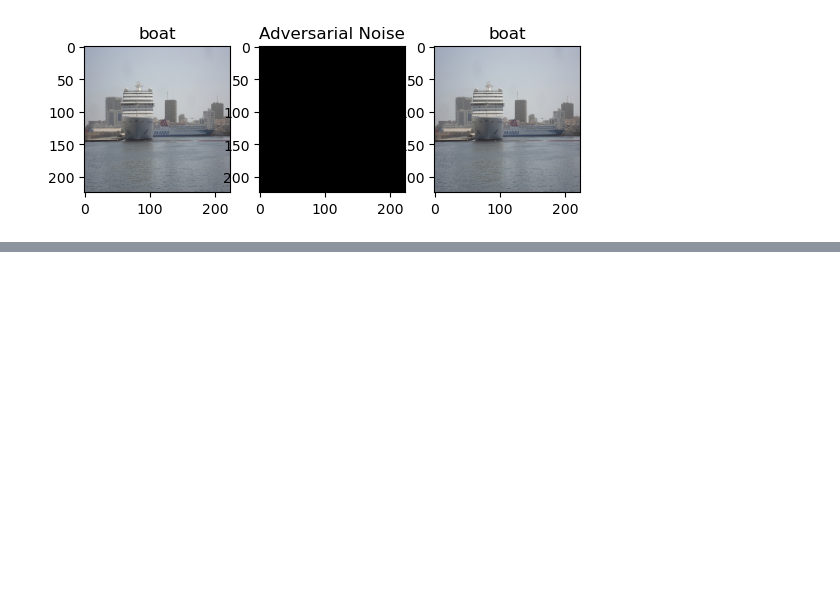
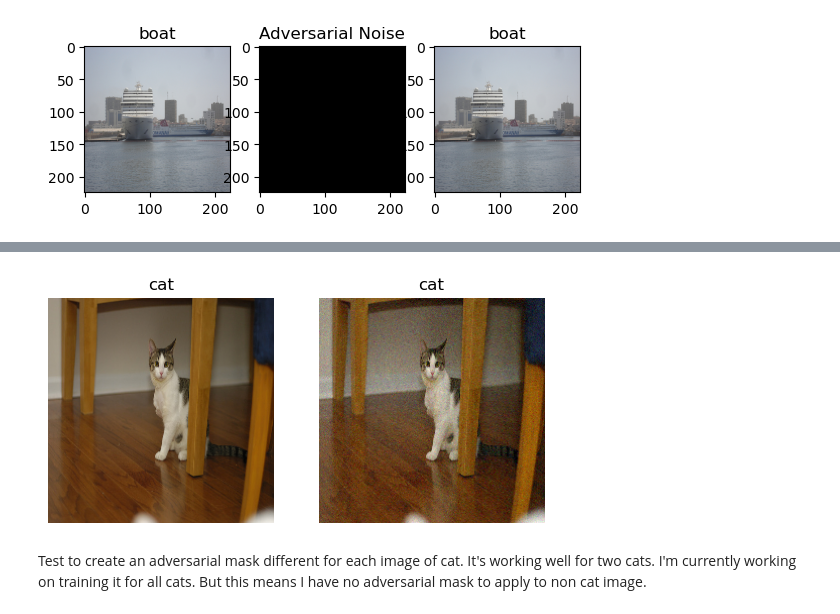
Before and after one commit to xEluaS/Computer_Vision_Group_Assignment_2, a Jupyter notebook: adversarial_attack.ipynb, the cells around one changed output, grey strips where cells are left out. Drawn from its saved outputs; the diff is of its cells as text; code cells hidden in the pictures; blank space fills up the shorter version.

Commit message:
Update adversarial_attack.ipynb
Worked on training on all images: two versions: one mask for all images & one mask per image (not yet finalized)

```diff
--- a/adversarial_attack.ipynb
+++ b/adversarial_attack.ipynb
@@ -77,11 +60,5 @@ Tjalling: did not get this to work. Did not find the pretrained weights file
 # %%
-import os
-from keras.layers import Dense, Dropout, BatchNormalization
-from keras.models import Model
 from keras.applications import InceptionResNetV2
-
-tjalling_weigths_path = r'C:\Users\tjall\OneDrive\Documents\GitHub\Computer_Vision_Group_Assignment_2\InceptionResNetV2_augmented.h5'
-perrine_weights_path = "/Users/perrinebamps/Documents/GitHub/Computer_Vision_Group_Assignment_2/InceptionResNetV2_augmented.h5"
 
 base_model = InceptionResNetV2(include_top=False,
                                       weights="imagenet",     # "imagenet" when transfer learning
@@ -96,7 +73,7 @@ predictions = Dense(20, activation="sigmoid")(x)
 
 model = Model(inputs=base_model.input, outputs=predictions)
 
-model.load_weights(tjalling_weigths_path)
+model.load_weights("/Users/perrinebamps/Documents/GitHub/Computer_Vision_Group_Assignment_2/InceptionResNetV2_augmented.h5")
 # %% [markdown]
 The code below has been copied (and adapted for size of images and model) from this webpage: https://medium.com/mindboard/generating-adversarial-samples-in-keras-tutorial-f881ac836246
 
@@ -253,0 +328,36 @@ plt.show()
+# %%
+def classify_with_generalized_adversarial(image, model, adversarial_noise):
+    # Perform initial classification
+    #predictions = model.predict(np.expand_dims(image, axis=0))
+
+    # Check if the image is classified as sheep (assuming sheep class is index 5)
+    #if predictions.argmax() == 7:
+        # Apply pre-trained adversarial noise
+    adversarial_img = np.clip(image + adversarial_noise, 0., 1.)
+
+        # Re-classify the adversarial image
+    predictions = model.predict(np.expand_dims(adversarial_img, axis=0))
+
+    return predictions, adversarial_img
+
+# Example usage:
+# Load the pre-trained generalized adversarial noise
+#adversarial_noise = np.load('generalized_adversarial_noise.npy')
+
+# Classify an image (img)
+img = X_train[np.argmax(y_train, axis=1)==7][0,:,:,:]
+predictions, adv_img = classify_with_generalized_adversarial(img, model, adversarial_noise)
+
+ind_true = 7
+ind_adv = predictions.argmax()
+
+fig, axs = plt.subplots(1, 2)
+axs[0].imshow(img)
+axs[0].set_title(labels_df.columns.tolist()[ind_true])
+axs[0].axis('off')
+
+axs[1].imshow(adv_img)
+axs[1].set_title(labels_df.columns.tolist()[ind_adv])
+axs[1].axis('off')
+plt.show()
+# %% [output]
@@ -253,0 +365,3 @@ plt.show()
+[figure, added]
+# %% [markdown]
+Test to create an adversarial mask different for each image of cat. It's working well for two cats. I'm currently working on training it for all cats. But this means I have no adversarial mask to apply to non cat image.
```
Also changed, not shown: parts of 17 cells of this notebook.
